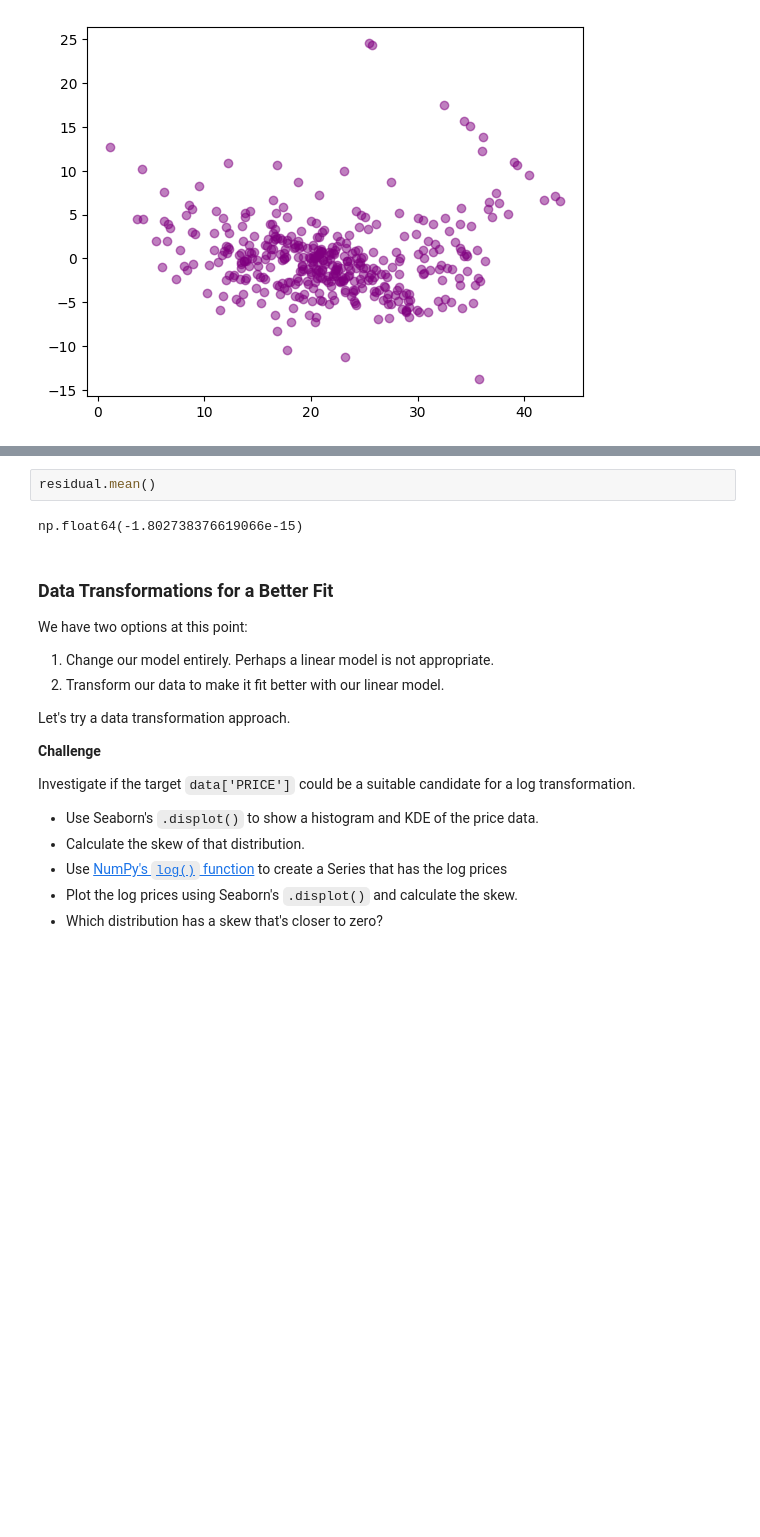
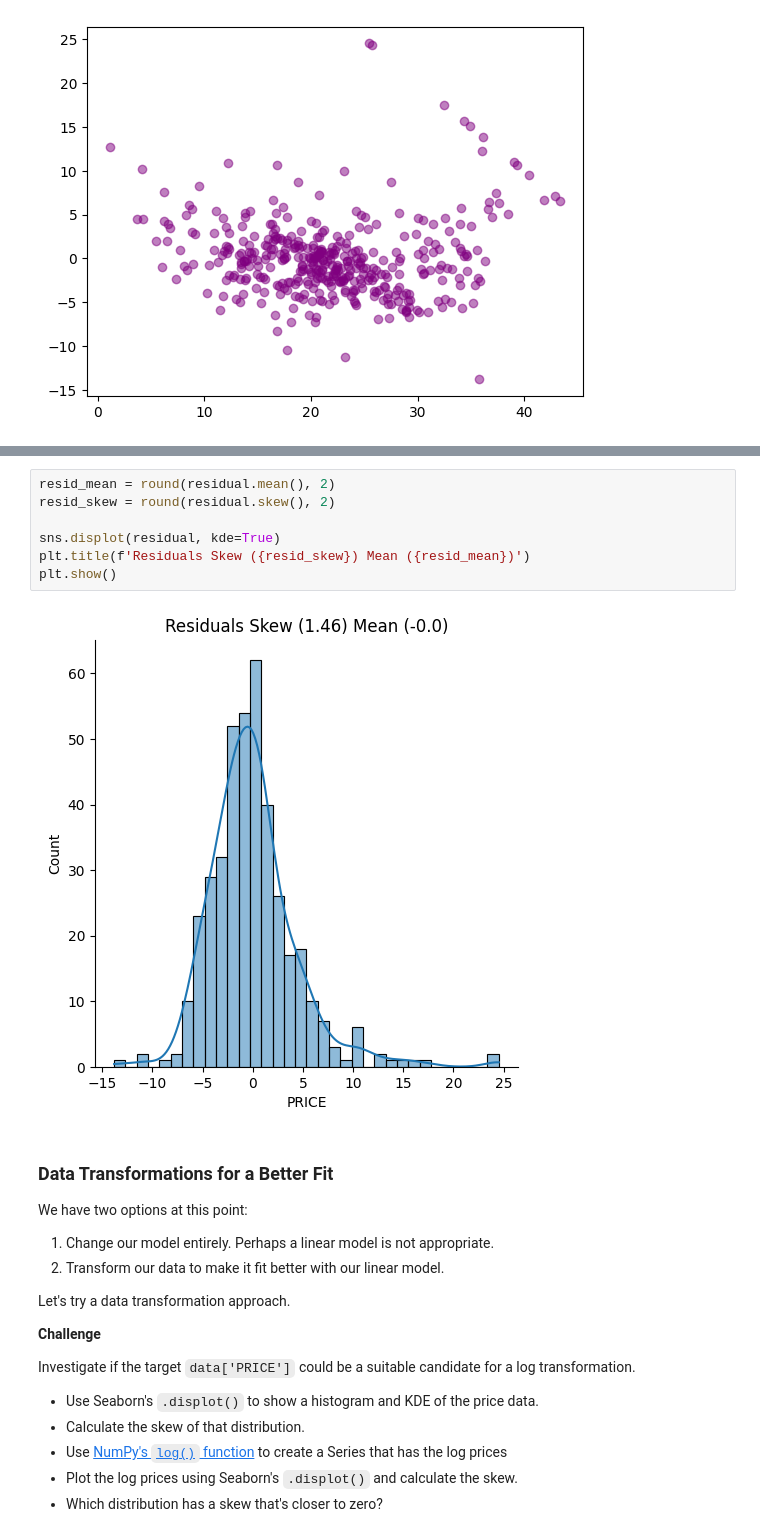
Before and after one commit to Jeff-Nibbs/70s-housing-market, a Jupyter notebook: Multivariable_Regression_and_Valuation_Model_(start).ipynb, the cells around one changed output, grey strips where cells are left out. Saved outputs shown, nothing was run; the diff lists cells and outputs as text; blank space fills up the shorter version.

Commit message:
working more charts

```diff
--- a/Multivariable_Regression_and_Valuation_Model_(start).ipynb
+++ b/Multivariable_Regression_and_Valuation_Model_(start).ipynb
@@ -488,10 +488,15 @@ In an ideal case, what we want is something close to a normal distribution. A no
 * Again, use Seaborn's `.displot()` to create a histogram and superimpose the Kernel Density Estimate (KDE)
 * Is the skewness different from zero? If so, by how much?
 * Is the mean different from zero?
-# %%
-residual.mean()
-# %% [output]
-np.float64(-1.802738376619066e-15)
+# %%
+resid_mean = round(residual.mean(), 2)
+resid_skew = round(residual.skew(), 2)
+
+sns.displot(residual, kde=True)
+plt.title(f'Residuals Skew ({resid_skew}) Mean ({resid_mean})')
+plt.show()
+# %% [output]
+[figure, added]
 # %% [markdown]
 ### Data Transformations for a Better Fit
 
```
Also changed, not shown: parts of 8 cells of this notebook.
